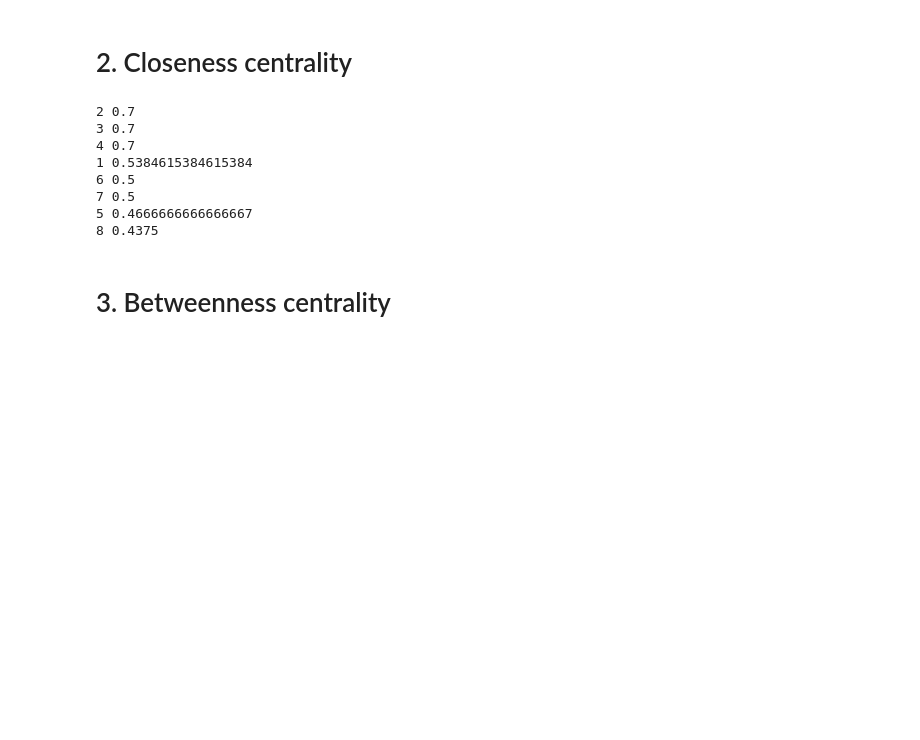
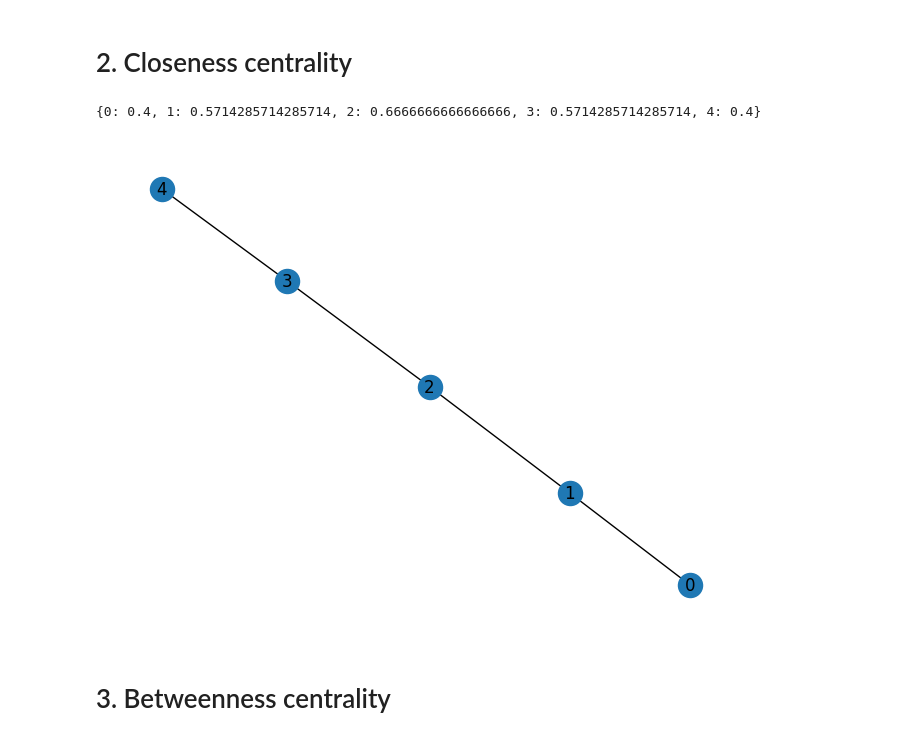
Before and after one commit to NSLab-CUK/Graph-Mining-Spring-2023, a Jupyter notebook: W3/samplecode_1.ipynb, the cells around one changed output. Saved outputs shown, nothing was run; the diff lists cells and outputs as text; code cells hidden in the pictures; blank space fills up the shorter version.

```diff
--- a/W3/samplecode_1.ipynb
+++ b/W3/samplecode_1.ipynb
@@ -97,16 +122,21 @@ closeness_centrality = nx.closeness_centrality(G)
 # %%
+G = nx.Graph()
+# add node/edge pairs
+G.add_edges_from([(0, 1),
+                   (1, 2),
+                   (2, 3),
+                   (3, 4)])
+
+nx.draw(G,with_labels = True)
+
+closeness_centrality = nx.closeness_centrality(G)
+print(closeness_centrality)
 #Sort for identifying most inflential nodes using closeness_centrality
-for node in sorted(closeness_centrality, key=closeness_centrality.get, reverse=True):
-  print(node, closeness_centrality[node])
+#for node in sorted(closeness_centrality, key=closeness_centrality.get, reverse=True):
+#  print(node, closeness_centrality[node])
 # %% [output]
-2 0.7
-3 0.7
-4 0.7
-1 0.5384615384615384
-6 0.5
-7 0.5
-5 0.4666666666666667
-8 0.4375
+{0: 0.4, 1: 0.5714285714285714, 2: 0.6666666666666666, 3: 0.5714285714285714, 4: 0.4}
+[figure, added]
 # %% [markdown]
 # 3. Betweenness centrality
 # %%
```
Also changed, not shown: parts of 8 cells of this notebook, 1 other file.
